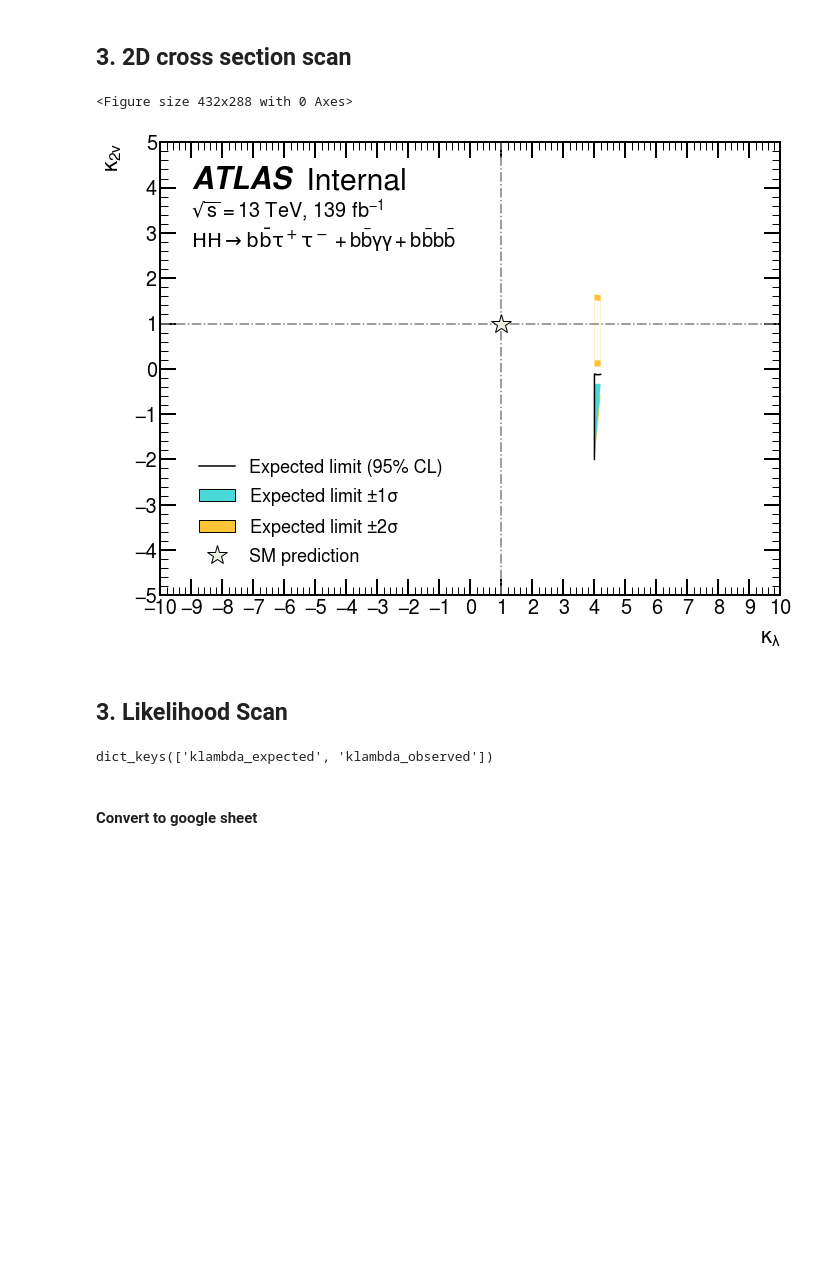
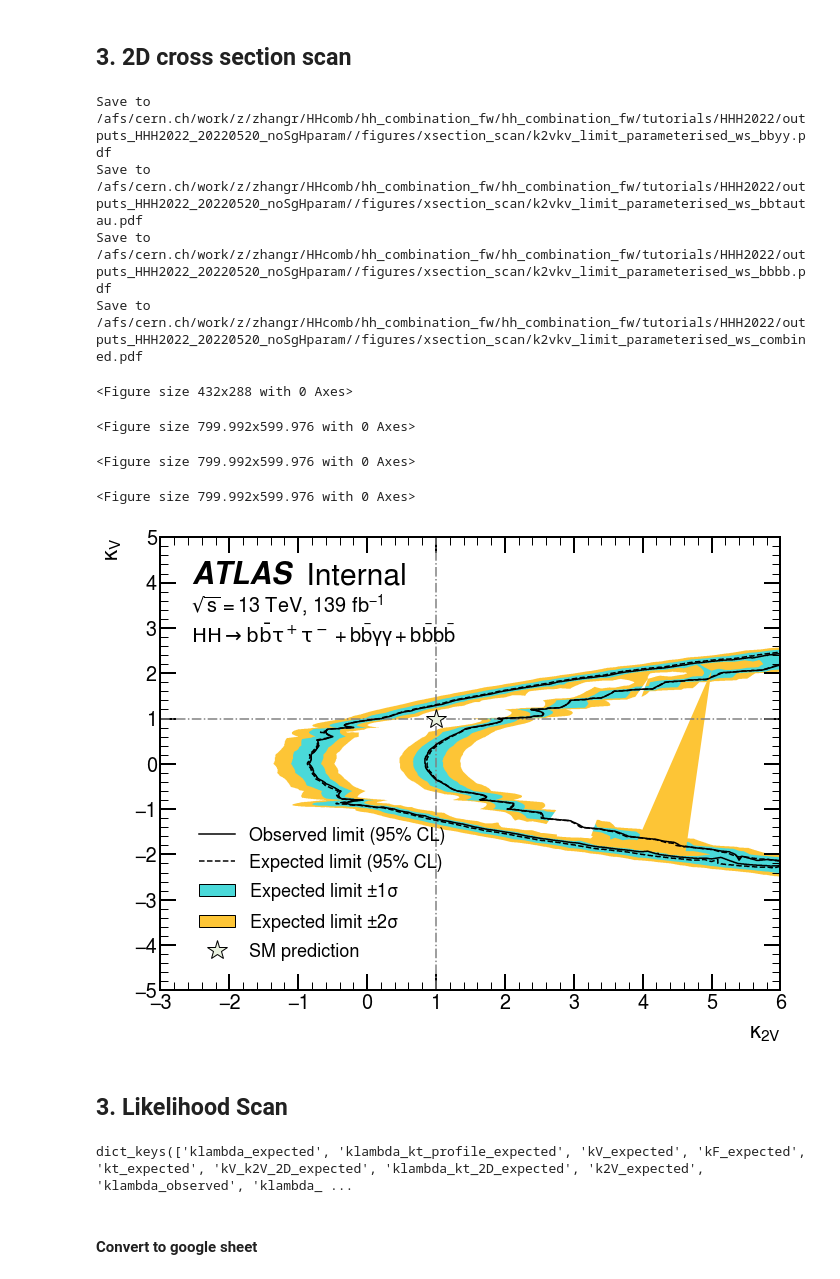
Before and after one commit to dyl64/hh_combination_fw, a Jupyter notebook: tutorials/HHH2022/GenPlots.ipynb, the cells around one changed output. Drawn from its saved outputs; the diff is of its cells as text; code cells hidden in the pictures; blank space fills up the shorter version.

```diff
--- a/tutorials/HHH2022/GenPlots.ipynb
+++ b/tutorials/HHH2022/GenPlots.ipynb
@@ -601,20 +565,25 @@ def plot_xs(in_path, out_path, mH, save=False):
 # %%
-channel = 'combined'
-mH = "125.09"
-analysis_label_options = {
-        'loc': (0.05, 0.95),
-        'energy': '13 TeV',
-        'lumi': r'139 fb$^{-1}$',
-        'fontsize': 30,
-        'extra_text':channel_text[channel] # + '//Parameterised workspace'
-    }
-
-in_path = f'outputs_HHH2022_20220520_noSgHparam/xsection_scan/{channel}/klambdak2v/limits.json'
-out_path = f'outputs_HHH2022_20220520_noSgHparam/figures/xsection_scan/klambdak2v_limit_parameterised_ws_{channel}.pdf'
-plot_xs(in_path, out_path, mH, save=False)
+# save = True
+# plot_2D_xs('bbyy', 'klambdak2v', mH=mH, save=save)
+# plot_2D_xs('bbtautau', 'klambdak2v', mH=mH, save=save)
+# plot_2D_xs('bbbb', 'klambdak2v', mH=mH, save=save)
+# plot_2D_xs('combined', 'klambdak2v', mH=mH, save=save)
-# %% [output]
-<Figure size 432x288 with 0 Axes>
-[figure, removed]
+# %%
+save = True
+plot_2D_xs('bbyy', 'k2vkv', mH=mH, save=save)
+plot_2D_xs('bbtautau', 'k2vkv', mH=mH, save=save)
+plot_2D_xs('bbbb', 'k2vkv', mH=mH, save=save)
+df = plot_2D_xs('combined', 'k2vkv', mH=mH, save=save)
+# %% [output]
+Save to /afs/cern.ch/work/z/zhangr/HHcomb/hh_combination_fw/hh_combination_fw/tutorials/HHH2022/outputs_HHH2022_20220520_noSgHparam//figures/xsection_scan/k2vkv_limit_parameterised_ws_bbyy.pdf
+Save to /afs/cern.ch/work/z/zhangr/HHcomb/hh_combination_fw/hh_combination_fw/tutorials/HHH2022/outputs_HHH2022_20220520_noSgHparam//figures/xsection_scan/k2vkv_limit_parameterised_ws_bbtautau.pdf
+Save to /afs/cern.ch/work/z/zhangr/HHcomb/hh_combination_fw/hh_combination_fw/tutorials/HHH2022/outputs_HHH2022_20220520_noSgHparam//figures/xsection_scan/k2vkv_limit_parameterised_ws_bbbb.pdf
+Save to /afs/cern.ch/work/z/zhangr/HHcomb/hh_combination_fw/hh_combination_fw/tutorials/HHH2022/outputs_HHH2022_20220520_noSgHparam//figures/xsection_scan/k2vkv_limit_parameterised_ws_combined.pdf
+<Figure size 432x288 with 0 Axes>
+<Figure size 799.992x599.976 with 0 Axes>
+<Figure size 799.992x599.976 with 0 Axes>
+<Figure size 799.992x599.976 with 0 Axes>
+[figure, added]
 # %% [markdown]
 ## 3. Likelihood Scan
 # %%
@@ -665,9 +630,7 @@ def get_interval(df, level):
     return intersections
 # %%
-channels = ['bbyy', 'bbbb', 'bbtautau']
-
 studies = ['klambda', 'klambda_kt_profile', 'kV', 'kF', 'kt', 'kV_k2V_2D', 'klambda_kt_2D', 'k2V']
-studies = ['klambda']
+# studies = ['klambda']
 obs = ['expected', 'observed']
 
 likelihood_df, uncond_df = {}, {}
@@ -681,7 +644,7 @@ for o in obs:
 
 likelihood_df.keys()
 # %% [output]
-dict_keys(['klambda_expected', 'klambda_observed'])
+dict_keys(['klambda_expected', 'klambda_kt_profile_expected', 'kV_expected', 'kF_expected', 'kt_expected', 'kV_k2V_2D_expected', 'klambda_kt_2D_expected', 'k2V_expected', 'klambda_observed', 'klambda_ ...
 # %% [markdown]
 #### Convert to google sheet
 # %%
```
Also changed, not shown: parts of 27 cells of this notebook, 8 other files.
